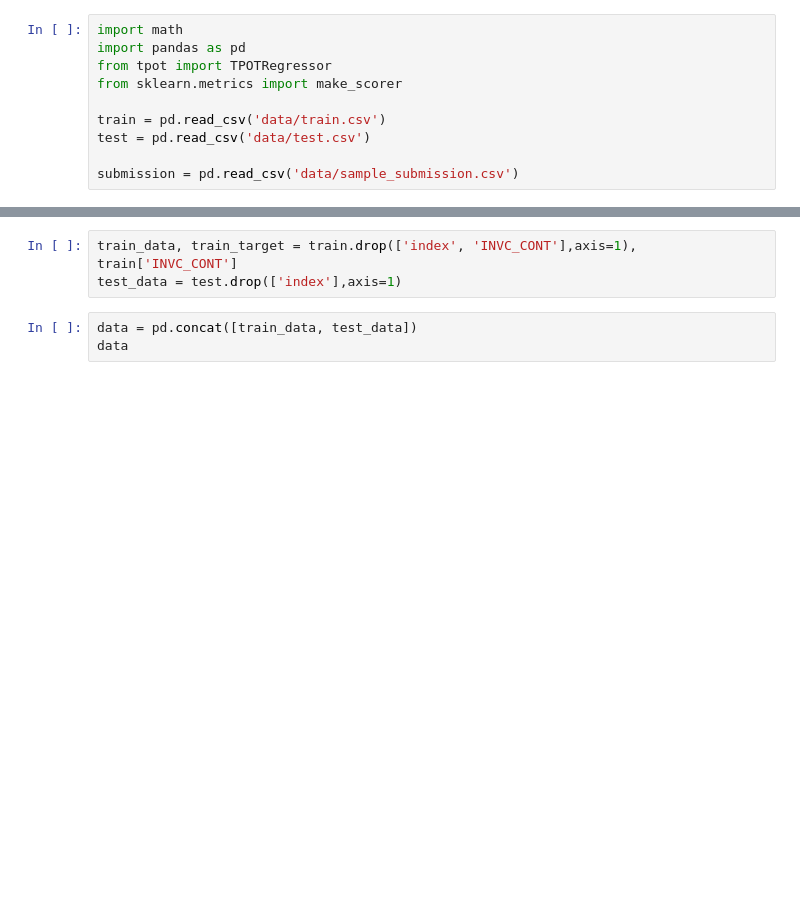
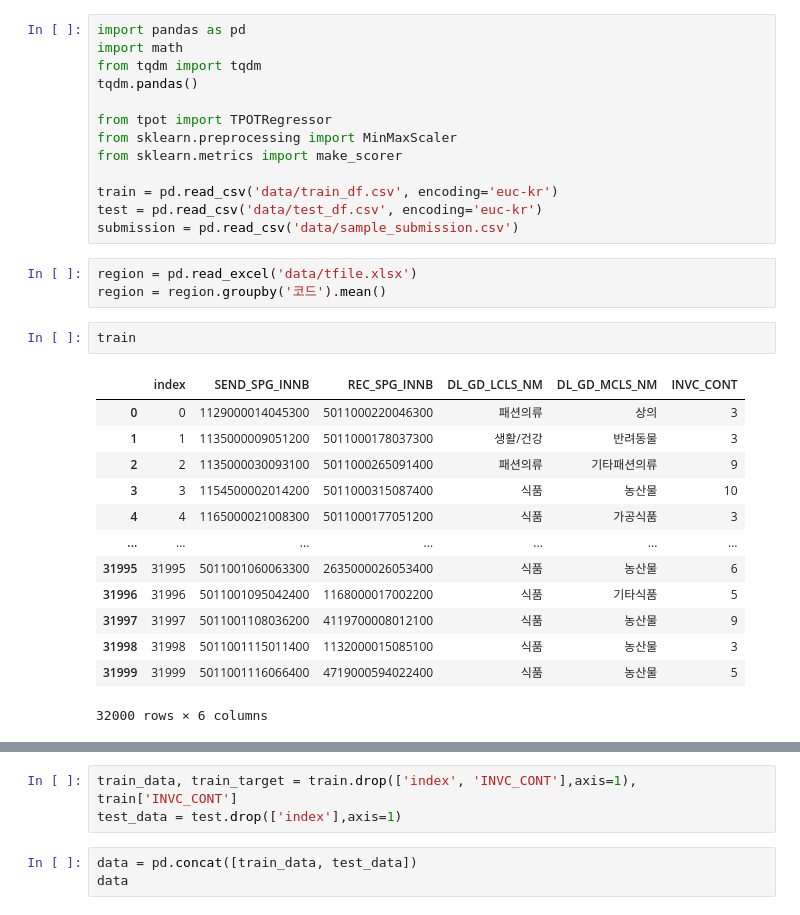
Before and after one commit to LoveDH/dacon-projects, a Jupyter notebook: 물류_유통량_예측/tpot regressor.ipynb, the cells around one changed output, grey strips where cells are left out. Saved outputs shown, nothing was run; the diff lists cells and outputs as text; blank space fills up the shorter version.

```diff
--- a/물류_유통량_예측/tpot regressor.ipynb
+++ b/물류_유통량_예측/tpot regressor.ipynb
@@ -1,10 +1,32 @@
 # %%
+import pandas as pd
 import math
-import pandas as pd
+from tqdm import tqdm
+tqdm.pandas()
+
 from tpot import TPOTRegressor
+from sklearn.preprocessing import MinMaxScaler
 from sklearn.metrics import make_scorer
 
-train = pd.read_csv('data/train.csv')
-test = pd.read_csv('data/test.csv')
-
+train = pd.read_csv('data/train_df.csv', encoding='euc-kr')
+test = pd.read_csv('data/test_df.csv', encoding='euc-kr')
 submission = pd.read_csv('data/sample_submission.csv')
+# %%
+region = pd.read_excel('data/tfile.xlsx')
+region = region.groupby('코드').mean()
+# %%
+train
+# %% [output]
+|  | index | SEND_SPG_INNB | REC_SPG_INNB | DL_GD_LCLS_NM | DL_GD_MCLS_NM | INVC_CONT |
+| 0 | 0 | 1129000014045300 | 5011000220046300 | 패션의류 | 상의 | 3 |
+| 1 | 1 | 1135000009051200 | 5011000178037300 | 생활/건강 | 반려동물 | 3 |
+| 2 | 2 | 1135000030093100 | 5011000265091400 | 패션의류 | 기타패션의류 | 9 |
+| 3 | 3 | 1154500002014200 | 5011000315087400 | 식품 | 농산물 | 10 |
+| 4 | 4 | 1165000021008300 | 5011000177051200 | 식품 | 가공식품 | 3 |
+| ... | ... | ... | ... | ... | ... | ... |
+| 31995 | 31995 | 5011001060063300 | 2635000026053400 | 식품 | 농산물 | 6 |
+| 31996 | 31996 | 5011001095042400 | 1168000017002200 | 식품 | 기타식품 | 5 |
+| 31997 | 31997 | 5011001108036200 | 4119700008012100 | 식품 | 농산물 | 9 |
+| 31998 | 31998 | 5011001115011400 | 1132000015085100 | 식품 | 농산물 | 3 |
+| 31999 | 31999 | 5011001116066400 | 4719000594022400 | 식품 | 농산물 | 5 |
+32000 rows × 6 columns
```
Also changed, not shown: parts of 10 cells of this notebook, 3 other files.
